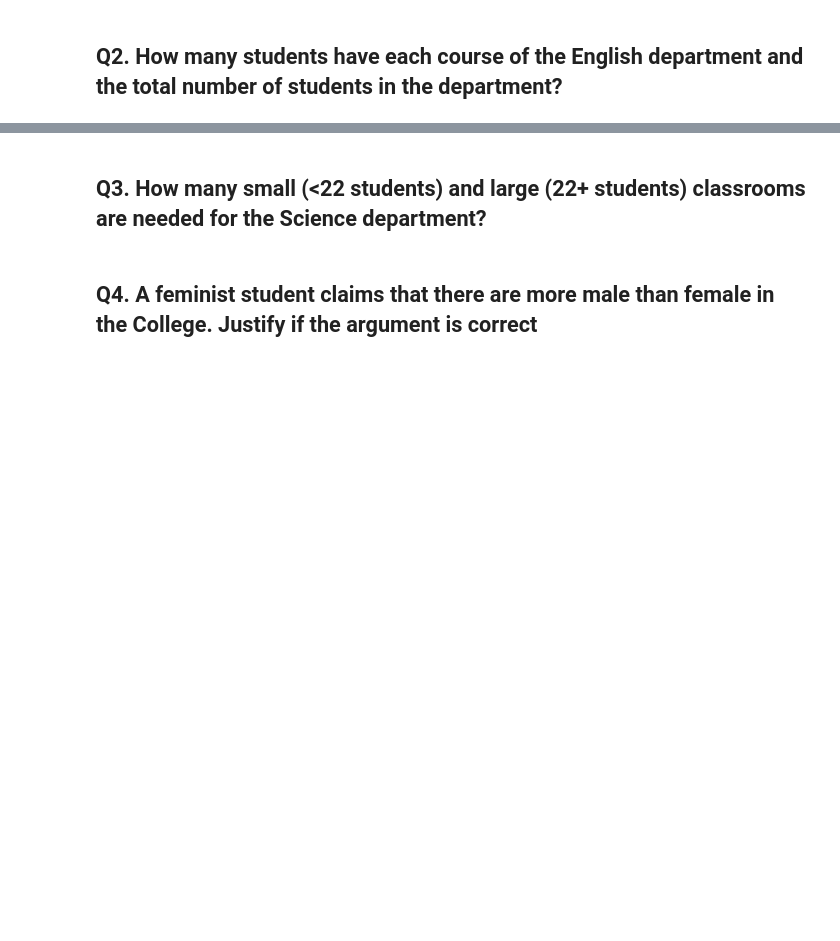
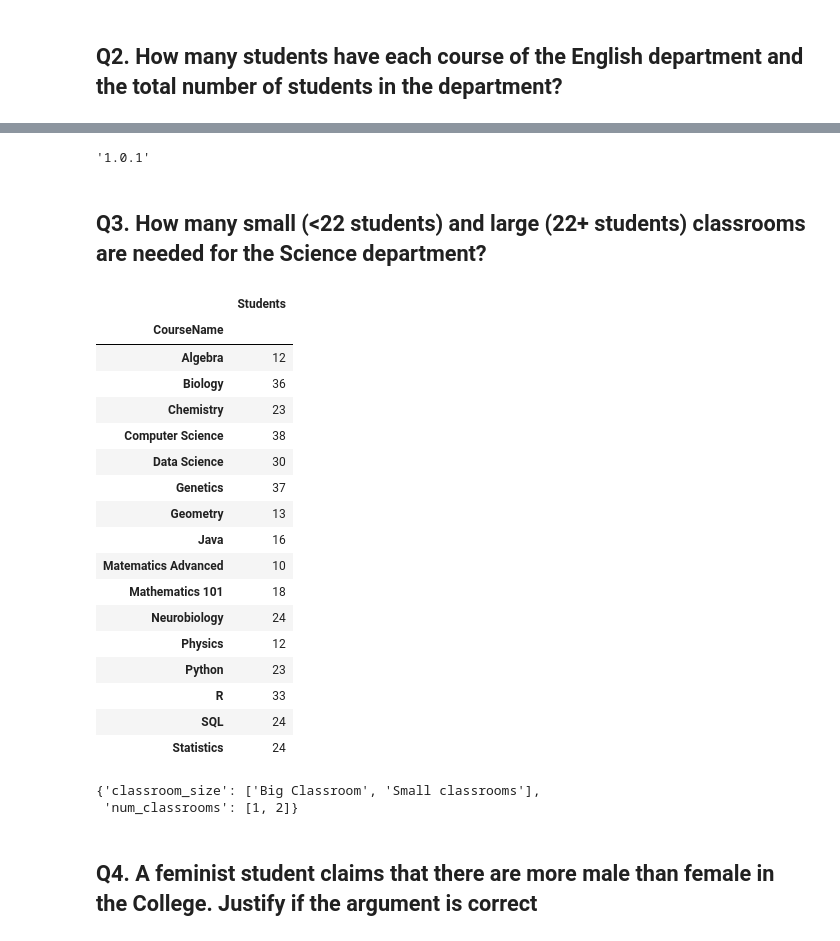
Before and after one commit to dalitros/DataScience, a Jupyter notebook: python/Python-final (1)-Copy1.ipynb, the cells around one changed output, grey strips where cells are left out. Saved outputs shown, nothing was run; the diff lists cells and outputs as text; code cells hidden in the pictures; blank space fills up the shorter version.

Commit message:
version 1.5 - changes done...

```diff
--- a/python/Python-final (1)-Copy1.ipynb
+++ b/python/Python-final (1)-Copy1.ipynb
@@ -146,5 +124,39 @@ if numstud[numstud.DepartmentID==1]
+# %%
+pd.__version__
+# %% [output]
+'1.0.1'
 # %% [markdown]
 ## Q3. How many small (<22 students) and large (22+ students) classrooms are needed for the Science department?
+# %%
+df1=numstud[numstud.DepartmentID==2].groupby('CourseName').agg(Students=('StudentId','nunique'))
+big=df1.loc[df1['Students'] >= 22]
+small=df1.loc[df1['Students'] < 22]
+df1
+# %% [output]
+|  | Students |
+| CourseName |  |
+| Algebra | 12 |
+| Biology | 36 |
+| Chemistry | 23 |
+| Computer Science | 38 |
+| Data Science | 30 |
+| Genetics | 37 |
+| Geometry | 13 |
+| Java | 16 |
+| Matematics Advanced | 10 |
+| Mathematics 101 | 18 |
+| Neurobiology | 24 |
+| Physics | 12 |
+| Python | 23 |
+| R | 33 |
+| SQL | 24 |
+| Statistics | 24 |
+# %%
+df=pd.DataFrame=({'classroom_size':['Big Classroom','Small classrooms'],'num_classrooms':[1,2]})
+df
+# %% [output]
+{'classroom_size': ['Big Classroom', 'Small classrooms'],
+ 'num_classrooms': [1, 2]}
 # %% [markdown]
 ## Q4. A feminist student claims that there are more male than female in the College. Justify if the argument is correct
 # %% [markdown]
```
Also changed, not shown: parts of 6 cells of this notebook, 9 other files.
